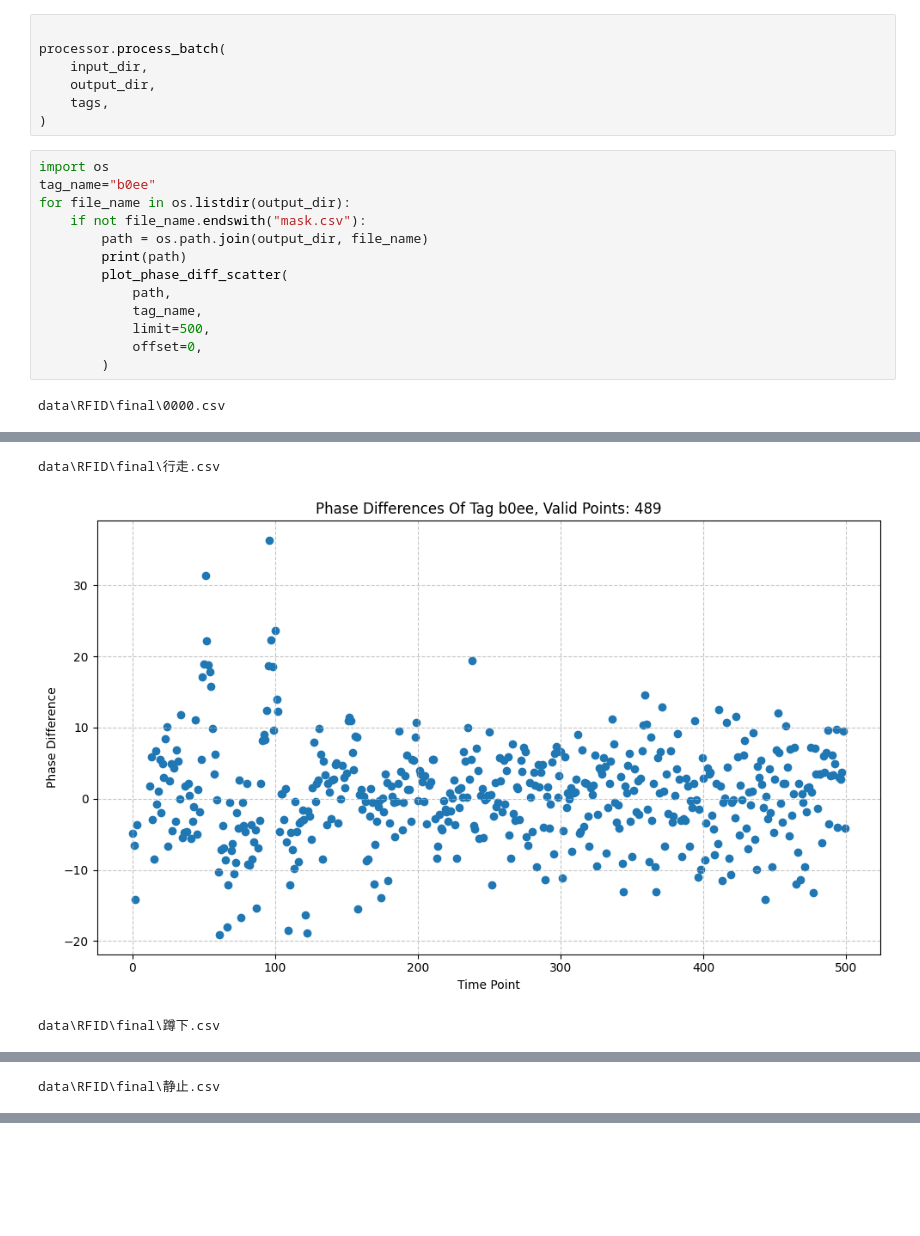
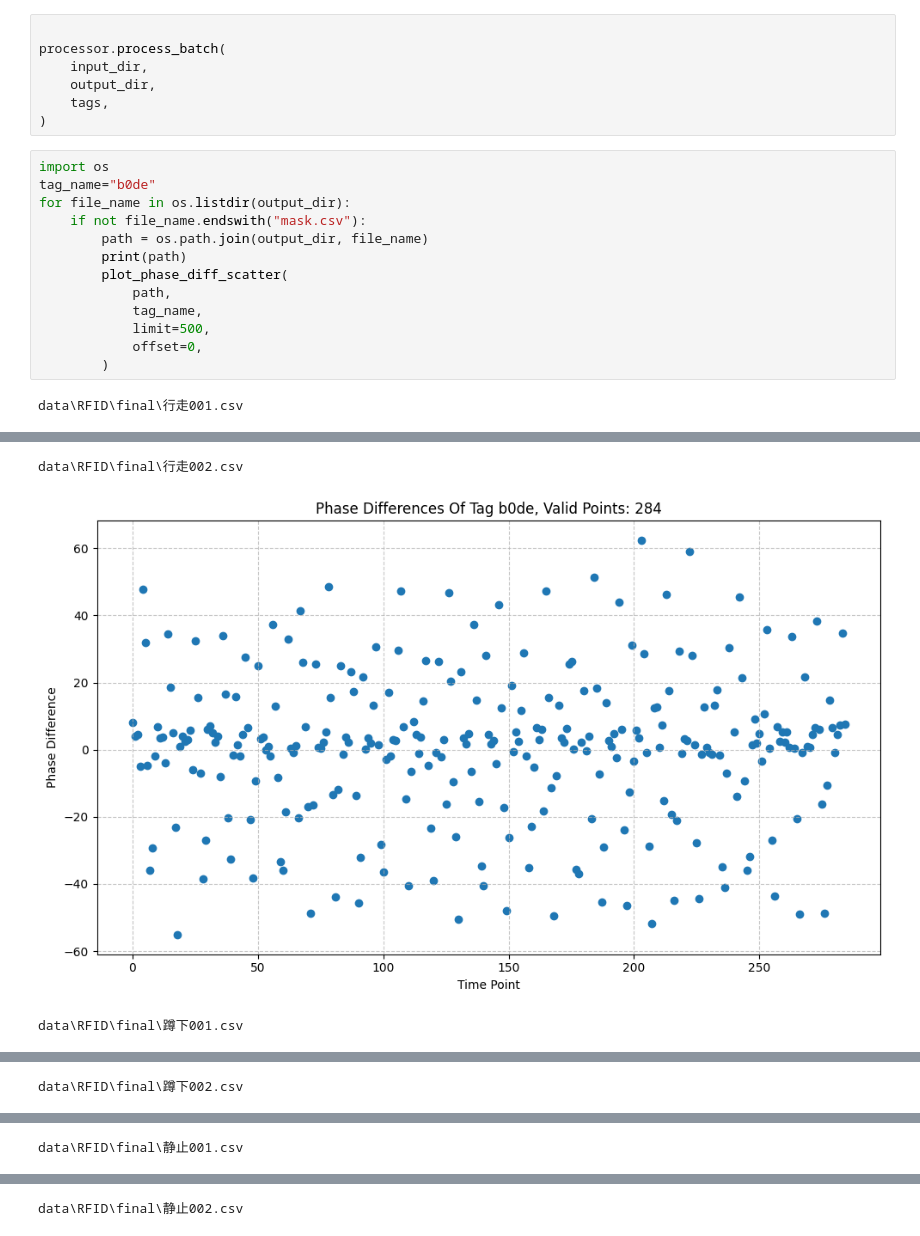
Before and after one commit to yxalkaid/RFID_Classify, a Jupyter notebook: data.ipynb, the cells around one changed output, grey strips where cells are left out. Cells and saved outputs as stored; diff of their text form; blank space fills up the shorter version.

```diff
--- a/data.ipynb
+++ b/data.ipynb
@@ -43,7 +37,7 @@ processor.process_batch(
 )
 # %%
 import os
-tag_name="b0ee"
+tag_name="b0de"
 for file_name in os.listdir(output_dir):
     if not file_name.endswith("mask.csv"):
         path = os.path.join(output_dir, file_name)
@@ -55,4 +49,4 @@ for file_name in os.listdir(output_dir):
             offset=0,
         )
 # %% [output]
-data\RFID\final\0000.csv
+data\RFID\final\行走001.csv
@@ -60,3 +54,3 @@ data\RFID\final\0000.csv
-data\RFID\final\行走.csv
+data\RFID\final\行走002.csv
-[figure, old version]
+[figure, new version]
-data\RFID\final\蹲下.csv
+data\RFID\final\蹲下001.csv
@@ -64 +58 @@ data\RFID\final\蹲下.csv
-data\RFID\final\静止.csv
+data\RFID\final\蹲下002.csv
@@ -65,0 +60 @@ data\RFID\final\静止.csv
+data\RFID\final\静止001.csv
@@ -65,0 +62 @@ data\RFID\final\静止.csv
+data\RFID\final\静止002.csv
```
Also changed, not shown: parts of 4 cells of this notebook, 3 other files.
